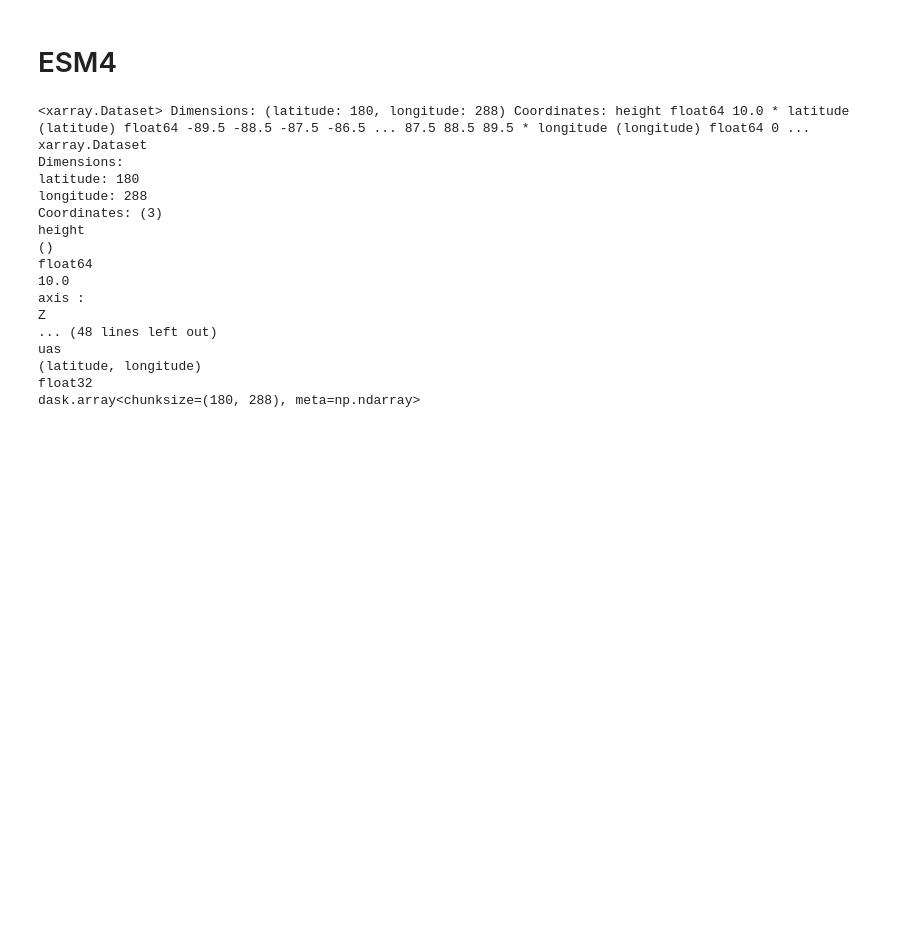
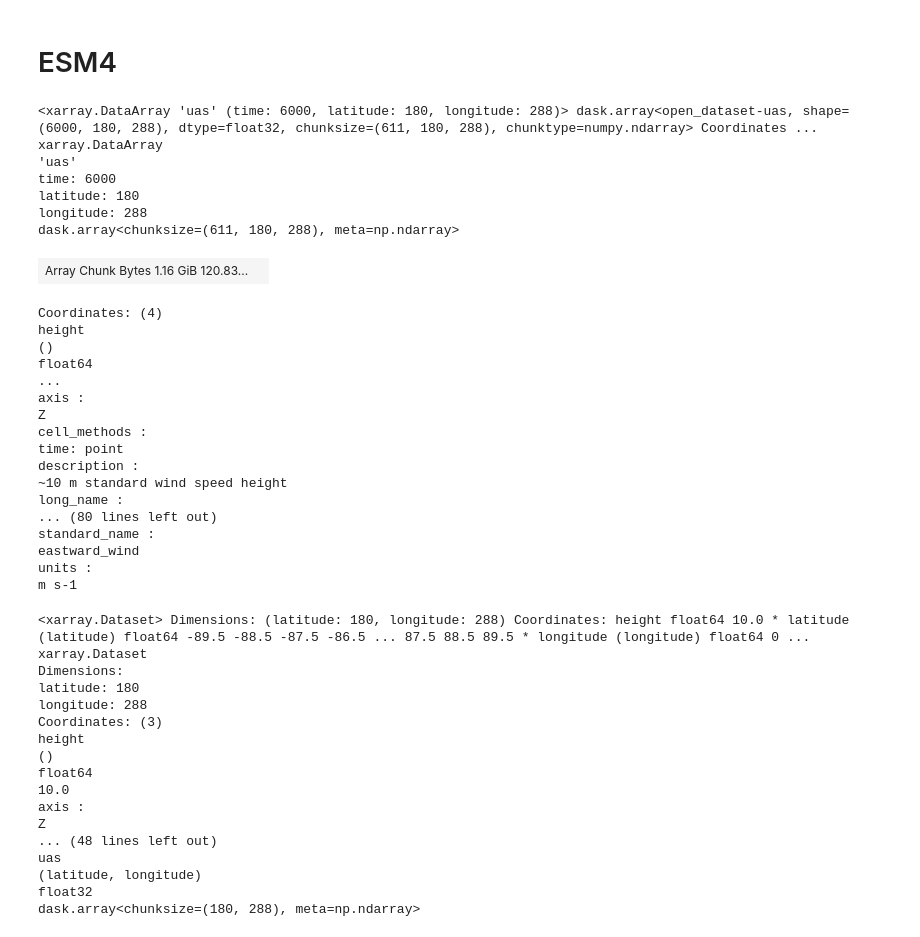
Before and after one commit to gewoolslayer/testing_katabatic_winds, a Jupyter notebook: barplots.ipynb, the cells around one changed output. Drawn from its saved outputs; the diff is of its cells as text; code cells hidden in the pictures; blank space fills up the shorter version.

```diff
--- a/barplots.ipynb
+++ b/barplots.ipynb
@@ -329,6 +329,34 @@ esm4_vas = xr.open_zarr(mapper_esm4_vas,
 # %%
 uase4=esm4_uas#.sel(time=slice('0001-01-16','0500-01-16')).mean(dim='time')#.groupby('time.season').mean(dim='time')
 vase4 = esm4_vas#.sel(time=slice('0001-01-16','0500-01-16')).mean(dim='time')
+# %%
+uase4
+# %% [output]
+<xarray.DataArray 'uas' (time: 6000, latitude: 180, longitude: 288)> dask.array<open_dataset-uas, shape=(6000, 180, 288), dtype=float32, chunksize=(611, 180, 288), chunktype=numpy.ndarray> Coordinates ...
+xarray.DataArray
+'uas'
+time: 6000
+latitude: 180
+longitude: 288
+dask.array<chunksize=(611, 180, 288), meta=np.ndarray>
+| Array Chunk Bytes 1.16 GiB 120.83... |  |
+Coordinates: (4)
+height
+()
+float64
+...
+axis :
+Z
+cell_methods :
+time: point
+description :
+~10 m standard wind speed height
+long_name :
+... (80 lines left out)
+standard_name :
+eastward_wind
+units :
+m s-1
 # %%
 ## Slicing the eastward wind into the south pole region, as well as averaging the 500 year time values.
 ## This provides the average for 500 year. Can be named whatever I just named it this bc im cool.
```
Also changed, not shown: parts of 28 cells of this notebook.
